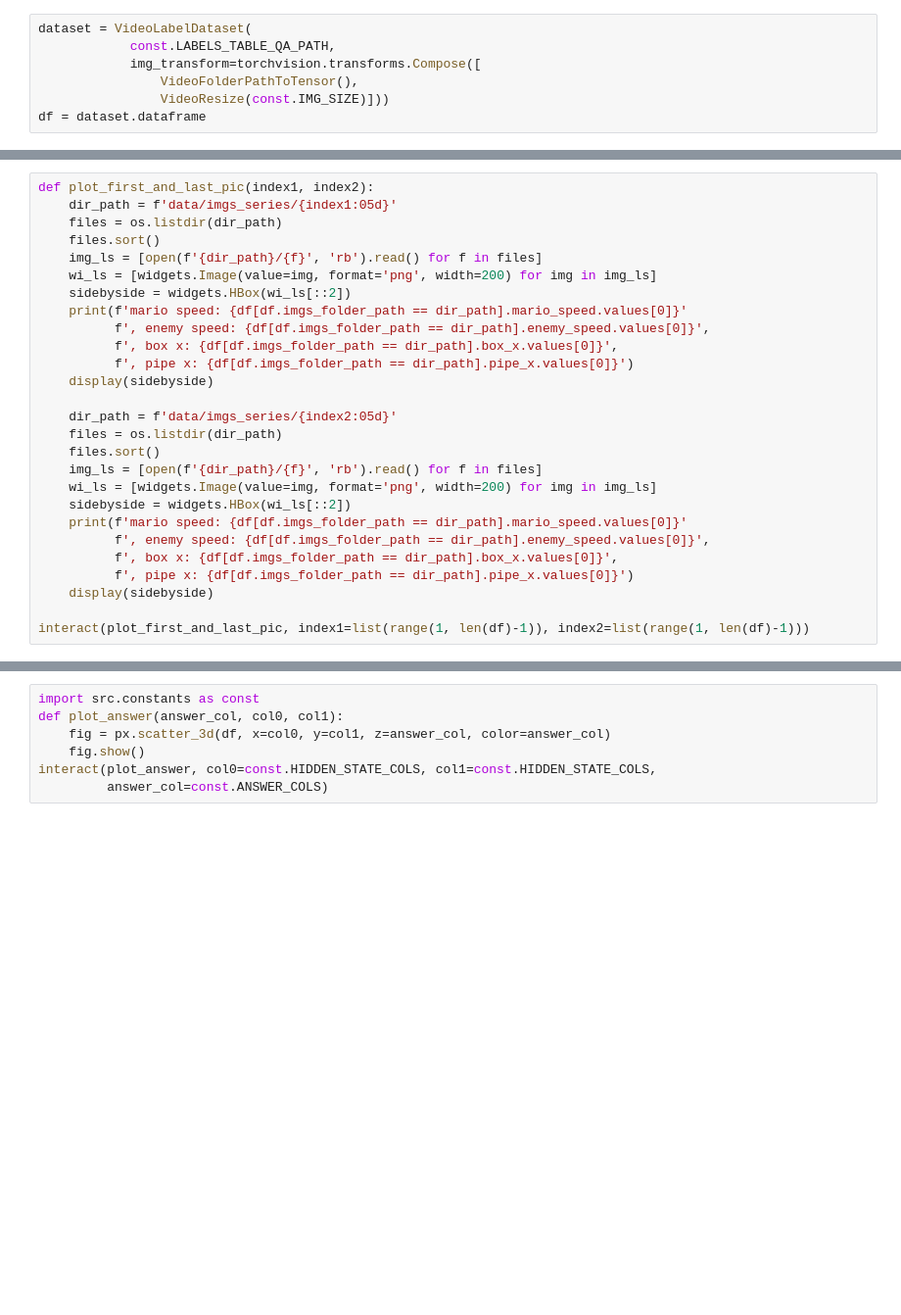
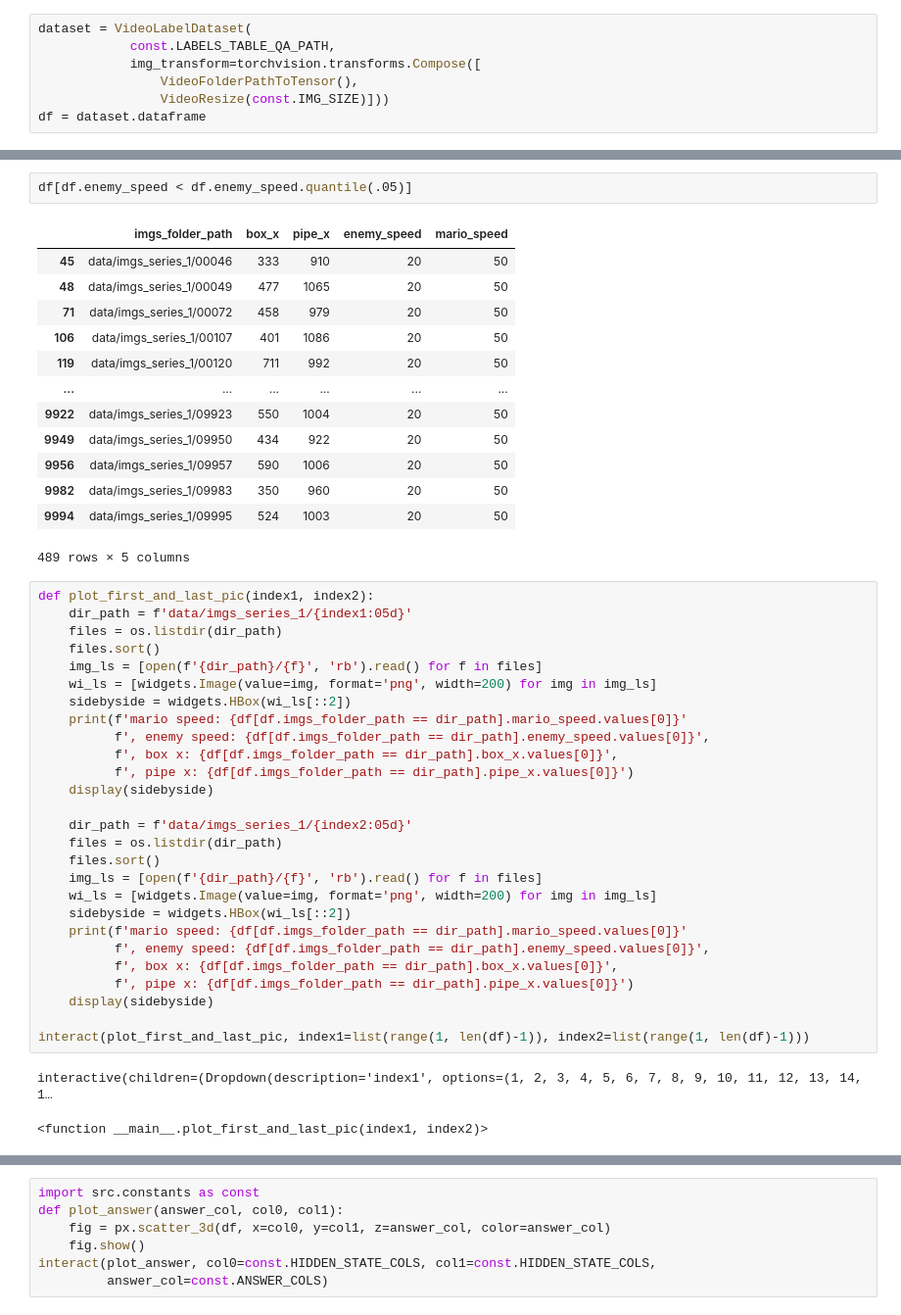
Before and after one commit to hsteude/mario-communicating-agents, a Jupyter notebook: notebooks/01_data_exploration.ipynb, the cells around one changed output, grey strips where cells are left out. Shown at 98% size. Saved outputs shown, nothing was run; the diff lists cells and outputs as text; blank space fills up the shorter version.

```diff
--- a/notebooks/01_data_exploration.ipynb
+++ b/notebooks/01_data_exploration.ipynb
@@ -44,6 +100,22 @@ df[(df.enemy_speed>df.enemy_speed.quantile(.8)) & (df.pipe_x < df.pipe_x.quantil
+# %%
+df[df.enemy_speed < df.enemy_speed.quantile(.05)]
+# %% [output]
+|  | imgs_folder_path | box_x | pipe_x | enemy_speed | mario_speed |
+| 45 | data/imgs_series_1/00046 | 333 | 910 | 20 | 50 |
+| 48 | data/imgs_series_1/00049 | 477 | 1065 | 20 | 50 |
+| 71 | data/imgs_series_1/00072 | 458 | 979 | 20 | 50 |
+| 106 | data/imgs_series_1/00107 | 401 | 1086 | 20 | 50 |
+| 119 | data/imgs_series_1/00120 | 711 | 992 | 20 | 50 |
+| ... | ... | ... | ... | ... | ... |
+| 9922 | data/imgs_series_1/09923 | 550 | 1004 | 20 | 50 |
+| 9949 | data/imgs_series_1/09950 | 434 | 922 | 20 | 50 |
+| 9956 | data/imgs_series_1/09957 | 590 | 1006 | 20 | 50 |
+| 9982 | data/imgs_series_1/09983 | 350 | 960 | 20 | 50 |
+| 9994 | data/imgs_series_1/09995 | 524 | 1003 | 20 | 50 |
+489 rows × 5 columns
 # %%
 def plot_first_and_last_pic(index1, index2):
-    dir_path = f'data/imgs_series/{index1:05d}'
+    dir_path = f'data/imgs_series_1/{index1:05d}'
     files = os.listdir(dir_path)
     files.sort()
     img_ls = [open(f'{dir_path}/{f}', 'rb').read() for f in files]
@@ -55,7 +127,7 @@ def plot_first_and_last_pic(index1, index2):
           f', pipe x: {df[df.imgs_folder_path == dir_path].pipe_x.values[0]}')
     display(sidebyside)
 
-    dir_path = f'data/imgs_series/{index2:05d}'
+    dir_path = f'data/imgs_series_1/{index2:05d}'
     files = os.listdir(dir_path)
     files.sort()
     img_ls = [open(f'{dir_path}/{f}', 'rb').read() for f in files]
@@ -68,6 +140,9 @@ def plot_first_and_last_pic(index1, index2):
     display(sidebyside)
 
 interact(plot_first_and_last_pic, index1=list(range(1, len(df)-1)), index2=list(range(1, len(df)-1)))
+# %% [output]
+interactive(children=(Dropdown(description='index1', options=(1, 2, 3, 4, 5, 6, 7, 8, 9, 10, 11, 12, 13, 14, 1…
+<function __main__.plot_first_and_last_pic(index1, index2)>
 # %%
 cols = ['box_x', 'pipe_x', 'enemy_speed', 'mario_speed']
 fig = go.Figure()
```
Also changed, not shown: parts of 8 cells of this notebook, 5 other files.
